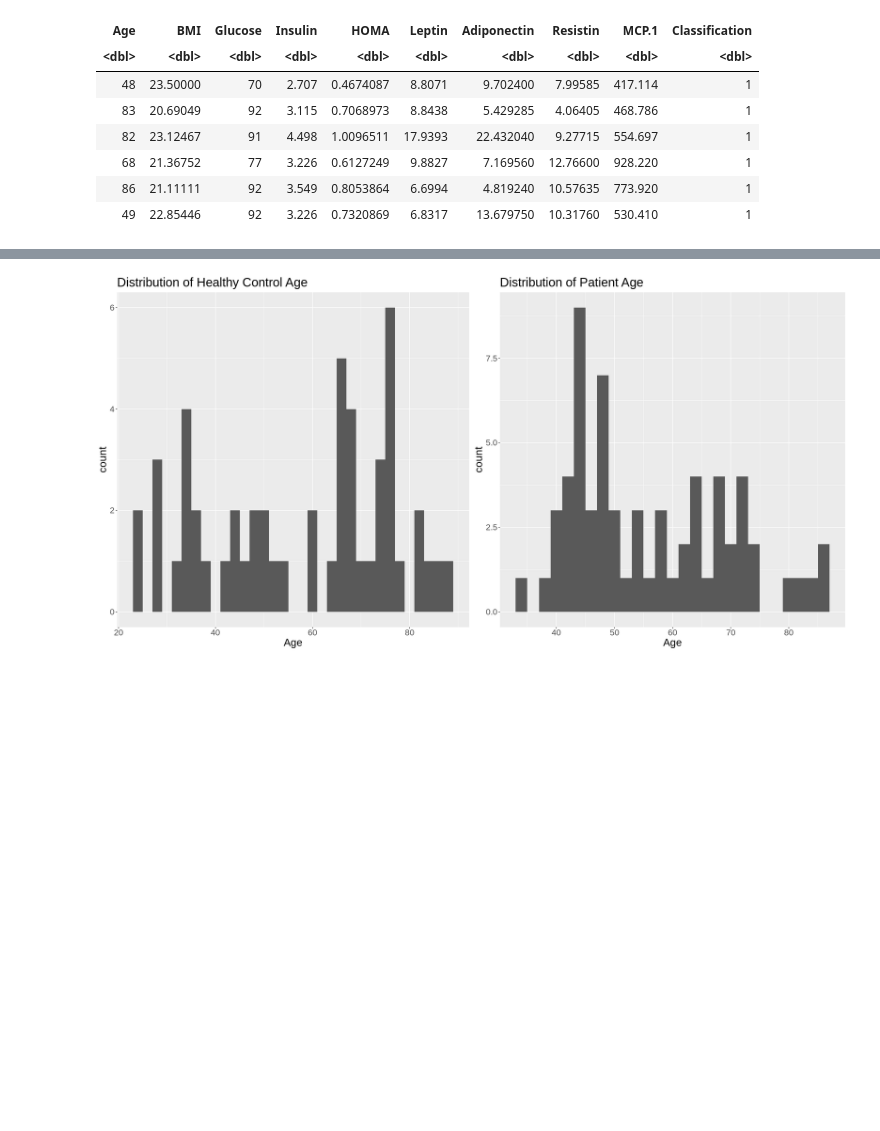
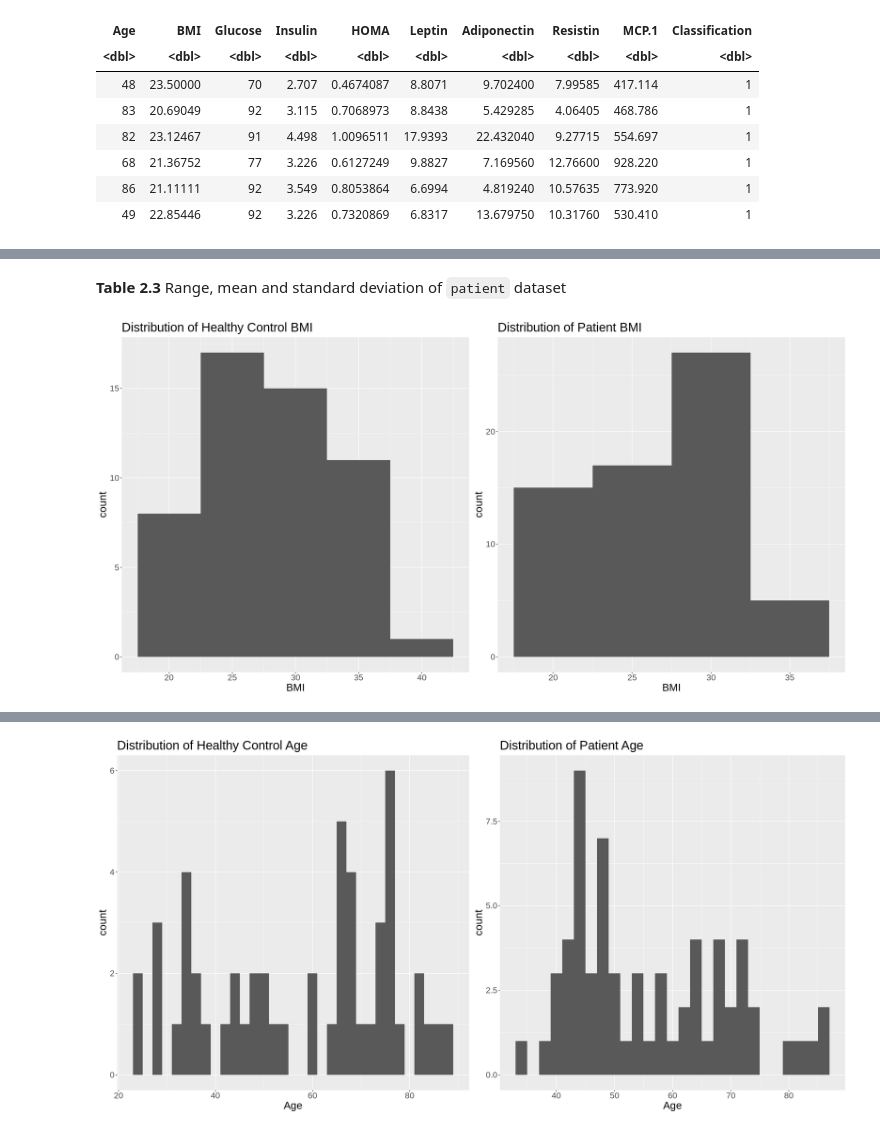
Before and after one commit to cpan0/breast-cancer-coimbra-dataset, a Jupyter notebook: proposal.ipynb, the cells around one changed output, grey strips where cells are left out. Saved outputs shown, nothing was run; the diff lists cells and outputs as text; code cells hidden in the pictures; blank space fills up the shorter version.

```diff
--- a/proposal.ipynb
+++ b/proposal.ipynb
@@ -44,4 +45,8 @@ We are interested in comparing the healthy controls and the patients, so we spli
 # %%
 control <- cancer %>%
     filter(Classification == 1) %>%
-    select(!Classification)
+    select(BMI)
+
+patient <- cancer %>%
+    filter(Classification == 2) %>%
+    select(BMI)
@@ -60,4 +52,0 @@ A tibble: 6 × 9
-# %%
-patient <- cancer %>%
-    filter(Classification == 2) %>%
-    select(!Classification)
@@ -75,0 +84,18 @@ A tibble: 6 × 9
+# %% [markdown]
+**Table 2.3** Range, mean and standard deviation of `patient` dataset
+# %%
+control_plot <- control %>%
+        ggplot(aes(x = BMI)) +
+        geom_histogram(binwidth = 5) +
+        labs(x = "BMI", title = paste('Distribution of Healthy Control BMI')) +
+        theme(text = element_text(size=20))
+
+patient_plot <- patient %>%
+        ggplot(aes(x = BMI)) +
+        geom_histogram(binwidth = 5) +
+        labs(x = "BMI", title = paste('Distribution of Patient BMI')) +
+        theme(text = element_text(size=20))
+
+plot_grid(control_plot, patient_plot)
+# %% [output]
+[figure, added]
```
Also changed, not shown: parts of 14 cells of this notebook.
